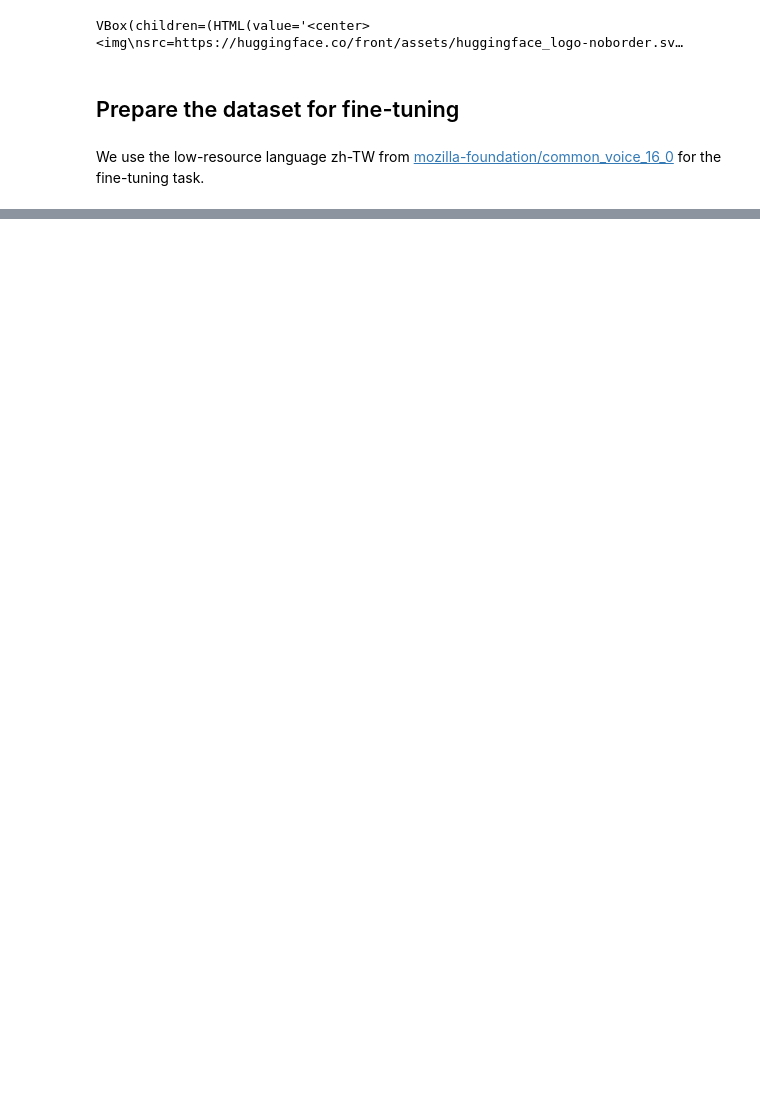
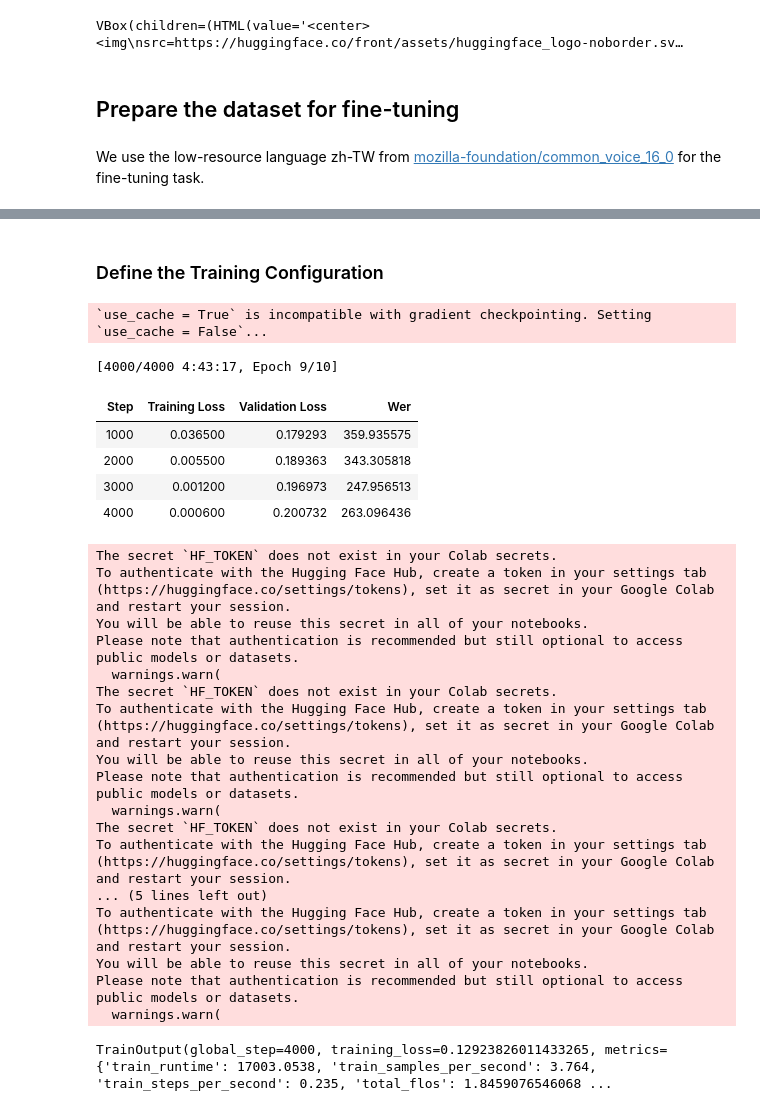
Before and after one commit to bearbearyu1223/llm-fine-tuning-playground, a Jupyter notebook: fine_tune_whisper_with_LoRA.ipynb, the cells around one changed output, grey strips where cells are left out. Cells and saved outputs as stored; diff of their text form; code cells hidden in the pictures; blank space fills up the shorter version.

```diff
--- a/fine_tune_whisper_with_LoRA.ipynb
+++ b/fine_tune_whisper_with_LoRA.ipynb
@@ -58,0 +200,2 @@ from datasets import load_dataset, DatasetDict
+# %%
+data_collator = DataCollatorSpeechSeq2SeqWithPadding(processor=processor)
@@ -58,0 +224,4 @@ from datasets import load_dataset, DatasetDict
+# %%
+from transformers import WhisperForConditionalGeneration
+
+model = WhisperForConditionalGeneration.from_pretrained("openai/whisper-small")
@@ -58,0 +234,27 @@ from datasets import load_dataset, DatasetDict
+# %% [markdown]
+### Define the Training Configuration
+# %%
+from transformers import Seq2SeqTrainingArguments
+
+training_args = Seq2SeqTrainingArguments(
+    output_dir="bearbearyu1223/whisper-small-zh_tw-v0.0",  # change to a repo name of your choice
+    per_device_train_batch_size=8,
+    gradient_accumulation_steps=2,  # increase by 2x for every 2x decrease in batch size
+    learning_rate=1e-5,
+    warmup_steps=500,
+    max_steps=4000,
+    gradient_checkpointing=True,
+    fp16=True,
+    evaluation_strategy="steps",
+    per_device_eval_batch_size=8,
+    predict_with_generate=True,
+    generation_max_length=225,
+    save_steps=1000,
+    eval_steps=1000,
+    logging_steps=25,
+    report_to=["tensorboard"],
+    load_best_model_at_end=True,
+    metric_for_best_model="wer",
+    greater_is_better=False,
+    push_to_hub=True,
+)
@@ -58,0 +263,40 @@ from datasets import load_dataset, DatasetDict
+# %%
+from transformers import Seq2SeqTrainer
+
+trainer = Seq2SeqTrainer(
+    args=training_args,
+    model=model,
+    train_dataset=common_voice["train"],
+    eval_dataset=common_voice["eval"],
+    data_collator=data_collator,
+    compute_metrics=compute_metrics,
+    tokenizer=processor.feature_extractor,
+)
+# %%
+trainer.train()
+# %% [output]
+`use_cache = True` is incompatible with gradient checkpointing. Setting `use_cache = False`...
+[4000/4000 4:43:17, Epoch 9/10]
+| Step | Training Loss | Validation Loss | Wer |
+| 1000 | 0.036500 | 0.179293 | 359.935575 |
+| 2000 | 0.005500 | 0.189363 | 343.305818 |
+| 3000 | 0.001200 | 0.196973 | 247.956513 |
+| 4000 | 0.000600 | 0.200732 | 263.096436 |
+The secret `HF_TOKEN` does not exist in your Colab secrets.
+To authenticate with the Hugging Face Hub, create a token in your settings tab (https://huggingface.co/settings/tokens), set it as secret in your Google Colab and restart your session.
+You will be able to reuse this secret in all of your notebooks.
+Please note that authentication is recommended but still optional to access public models or datasets.
+  warnings.warn(
+The secret `HF_TOKEN` does not exist in your Colab secrets.
+To authenticate with the Hugging Face Hub, create a token in your settings tab (https://huggingface.co/settings/tokens), set it as secret in your Google Colab and restart your session.
+You will be able to reuse this secret in all of your notebooks.
+Please note that authentication is recommended but still optional to access public models or datasets.
+  warnings.warn(
+The secret `HF_TOKEN` does not exist in your Colab secrets.
+To authenticate with the Hugging Face Hub, create a token in your settings tab (https://huggingface.co/settings/tokens), set it as secret in your Google Colab and restart your session.
+... (5 lines left out)
+To authenticate with the Hugging Face Hub, create a token in your settings tab (https://huggingface.co/settings/tokens), set it as secret in your Google Colab and restart your session.
+You will be able to reuse this secret in all of your notebooks.
+Please note that authentication is recommended but still optional to access public models or datasets.
+  warnings.warn(
+TrainOutput(global_step=4000, training_loss=0.12923826011433265, metrics={'train_runtime': 17003.0538, 'train_samples_per_second': 3.764, 'train_steps_per_second': 0.235, 'total_flos': 1.8459076546068 ...
```
Also changed, not shown: parts of 23 cells of this notebook.
